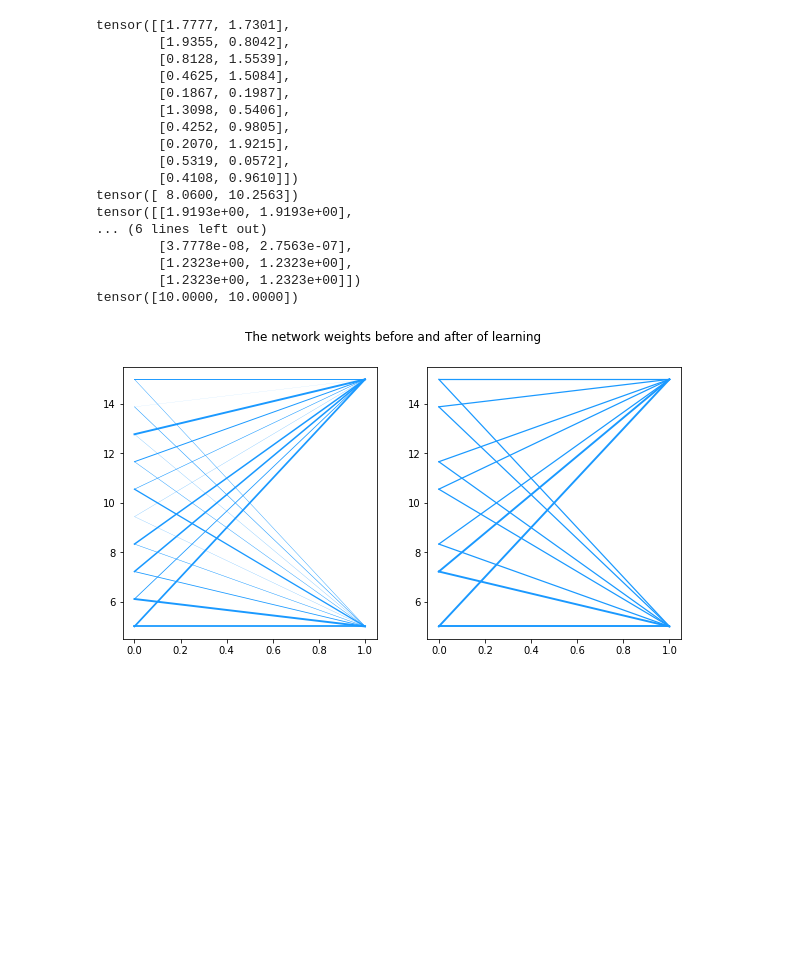
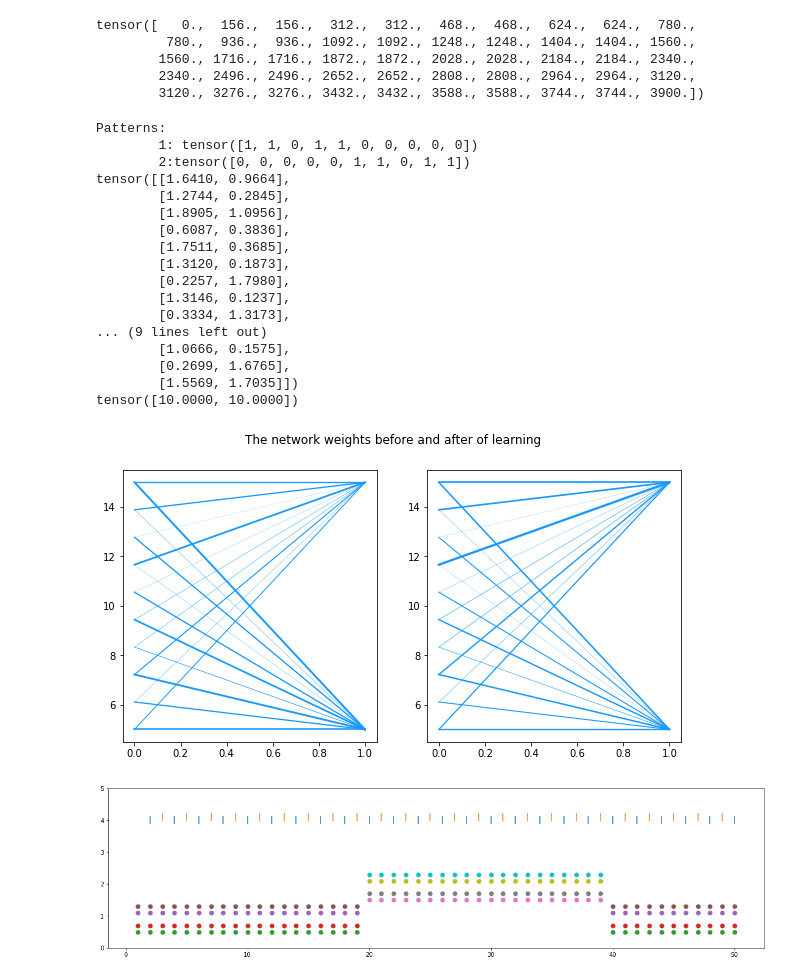
Before and after one commit to alia-asl/Intro2Conex, a Jupyter notebook: proj4.ipynb, the cells around one changed output. Cells and saved outputs as stored; diff of their text form; code cells hidden in the pictures; blank space fills up the shorter version.

```diff
--- a/proj4.ipynb
+++ b/proj4.ipynb
@@ -129,6 +110,18 @@ tensor([[ 0.1416,  0.1892],
+# %%
+# import matplotlib.pyplot as plt
+# fig, ax = plt.subplots(1, 1, figsize=(10, 5))
+
+print(out_ng['I'][0][:, 0])
+# %% [output]
+tensor([   0.,  156.,  156.,  312.,  312.,  468.,  468.,  624.,  624.,  780.,
+         780.,  936.,  936., 1092., 1092., 1248., 1248., 1404., 1404., 1560.,
+        1560., 1716., 1716., 1872., 1872., 2028., 2028., 2184., 2184., 2340.,
+        2340., 2496., 2496., 2652., 2652., 2808., 2808., 2964., 2964., 3120.,
+        3120., 3276., 3276., 3432., 3432., 3588., 3588., 3744., 3744., 3900.])
 # %%
 import matplotlib.pyplot as plt
-print(f"Patterns:\n")
+print(f"Patterns:\n\t1: {dataset.pats[0]}\n\t2:{dataset.pats[1]}")
+
 print(oldW)
 print(oldW.sum(0))
 print(newW)
@@ -139,21 +132,43 @@ draw_weights(weights=newW, ax=ax[1], scale_w=1)
 plt.suptitle("The network weights before and after of learning")
 plt.show()
 # %% [output]
-tensor([[1.7777, 1.7301],
-        [1.9355, 0.8042],
-        [0.8128, 1.5539],
-        [0.4625, 1.5084],
-        [0.1867, 0.1987],
-        [1.3098, 0.5406],
-        [0.4252, 0.9805],
-        [0.2070, 1.9215],
-        [0.5319, 0.0572],
-        [0.4108, 0.9610]])
-tensor([ 8.0600, 10.2563])
-tensor([[1.9193e+00, 1.9193e+00],
-... (6 lines left out)
-        [3.7778e-08, 2.7563e-07],
-        [1.2323e+00, 1.2323e+00],
-        [1.2323e+00, 1.2323e+00]])
+Patterns:
+        1: tensor([1, 1, 0, 1, 1, 0, 0, 0, 0, 0])
+        2:tensor([0, 0, 0, 0, 0, 1, 1, 0, 1, 1])
+tensor([[1.6410, 0.9664],
+        [1.2744, 0.2845],
+        [1.8905, 1.0956],
+        [0.6087, 0.3836],
+        [1.7511, 0.3685],
+        [1.3120, 0.1873],
+        [0.2257, 1.7980],
+        [1.3146, 0.1237],
+        [0.3334, 1.3173],
+... (9 lines left out)
+        [1.0666, 0.1575],
+        [0.2699, 1.6765],
+        [1.5569, 1.7035]])
 tensor([10.0000, 10.0000])
-[figure, old version]
+[figure, new version]
+# %%
+import matplotlib.pyplot as plt
+fig, ax = plt.subplots(1, 1, figsize=(20, 5))
+
+
+spikes = out_ng['spikes'][0]
+zeros = out_ng['spikes'][0][:, 1] == 0
+firsts = spikes[zeros]
+seconds = spikes[~zeros]
+ax.scatter(x=out_ng['spikes', 0][zeros][:, 0], y=4 * torch.ones(zeros.sum()), marker='|', s=200)
+ax.scatter(x=out_ng['spikes', 0][~zeros][:, 0], y=4.1 * torch.ones((~zeros).sum()), marker='|', s=200)
+
+
+spikes = input_layer['spikes'][0]
+for i in input_layer['spikes'][0][:, 1].unique():
+    times = input_layer['spikes'][0][:, 1] == i
+    ax.scatter(x=spikes[times][:, 0], y=0.5 + 0.2 * i * torch.ones(times.sum()), marker='.', s=200)
+
+ax.set_ylim(0, 5)
+plt.show()
+# %% [output]
+[figure, added]
```
Also changed, not shown: parts of 3 cells of this notebook, 1 other file.
